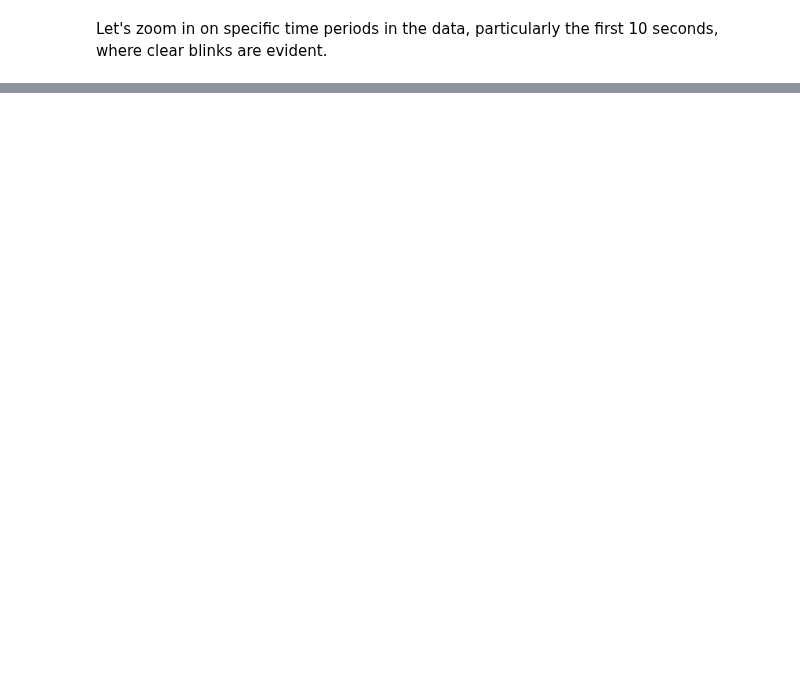
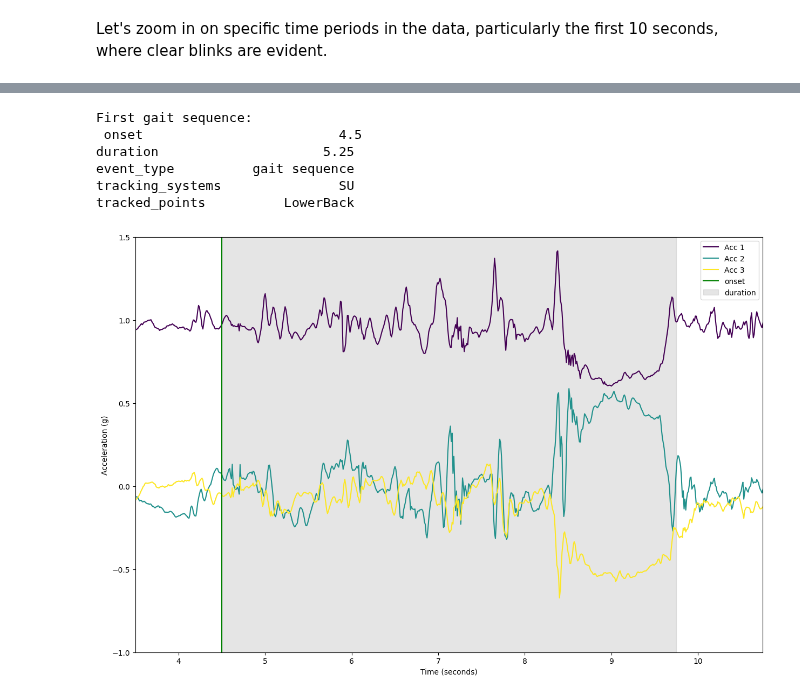
Before and after one commit to neurogeriatricskiel/KielMAT, a Jupyter notebook: examples/GSDB_example.ipynb, the cells around one changed output, grey strips where cells are left out. Saved outputs shown, nothing was run; the diff lists cells and outputs as text; code cells hidden in the pictures; blank space fills up the shorter version.

```diff
--- a/examples/GSDB_example.ipynb
+++ b/examples/GSDB_example.ipynb
@@ -156,38 +175,44 @@ Let's zoom in on specific time periods in the raw acceleration data, particularl
 # %%
-# Display the first detected gait sequence
-print(f"First gait sequence:")
-print(f"Start Time: {gait_sequences[0]['Start']} seconds")
-print(f"End Time: {gait_sequences[0]['End']} seconds")
+# Access the first detected gait sequence
+first_gait_sequence = recording.events.iloc[0]
+print("First gait sequence:\n", first_gait_sequence.to_string(index=True))
 
-# Create a figure and axis for plotting the raw data from the lower back
+# Plot the raw data from the lower back
 fig, ax = plt.subplots(figsize=(15, 10))
 
-# Plot the acceleration data with different colors from the plasma colormap for each axis
+# Plot the acceleration data
 for i in range(3):
     ax.plot(
-        time_seconds, acceleration_data[:, i], color=colors[i], label=f"Acc {i + 1}"
+        time_seconds,
+        acceleration_data[f"LowerBack_ACCEL_{chr(120 + i)}"],
+        color=colors[i],
+        label=f"Acc {i + 1}",
     )
 
 # Plot the first element of gait sequences if they exist
-first_gait_sequence = gait_sequences[0]
+plt.axvline(first_gait_sequence["onset"], color="g", label="onset")
 ax.axvspan(
-    first_gait_sequence["Start"],
-    first_gait_sequence["End"],
+    first_gait_sequence["onset"],
+    first_gait_sequence["onset"] + first_gait_sequence["duration"],
     alpha=0.2,
-    color="green",
-    label="Gait Sequence",
+    color="gray",
+    label="duration",
 )
-plt.axvline(gait_sequences[0]["Start"], color="g")
-plt.axvline(gait_sequences[0]["End"], color="r")
-# Set x-axis limits
-start_limit = first_gait_sequence["Start"] - 1
-end_limit = first_gait_sequence["End"] + 1
+
+# Costumize plot
+start_limit = first_gait_sequence["onset"] - 1
+end_limit = first_gait_sequence["onset"] + first_gait_sequence["duration"] + 1
 ax.set_xlim(start_limit, end_limit)
-
 ax.set_ylim(-1, 1.5)
-ax.set_xlabel("Time [seconds]")
-ax.set_ylabel("Acceleration [g]")
-
-# Add legend and show the plot
+ax.set_xlabel("Time (seconds)")
+ax.set_ylabel("Acceleration (g)")
 ax.legend()
 plt.show()
+# %% [output]
+First gait sequence:
+ onset                         4.5
+duration                     5.25
+event_type          gait sequence
+tracking_systems               SU
+tracked_points          LowerBack
+[figure, added]
```
Also changed, not shown: parts of 7 cells of this notebook, 1 other file.
